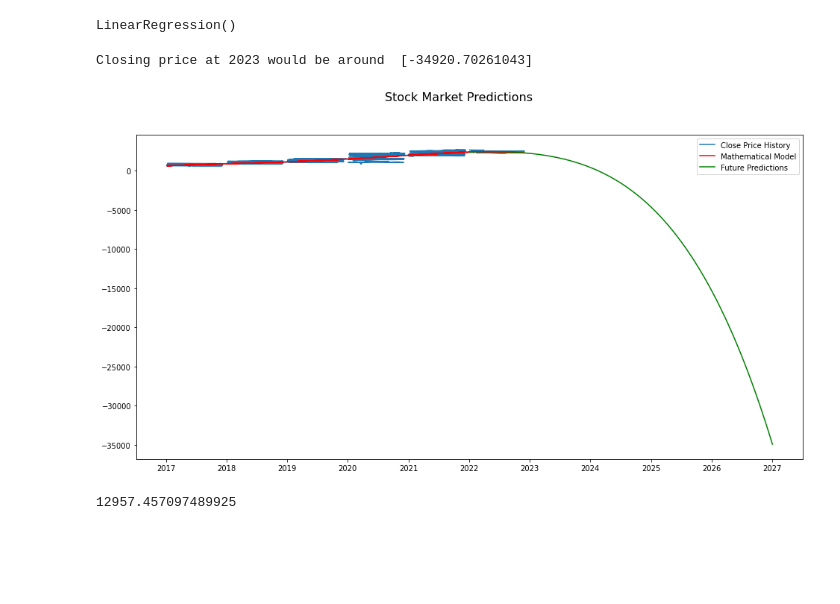
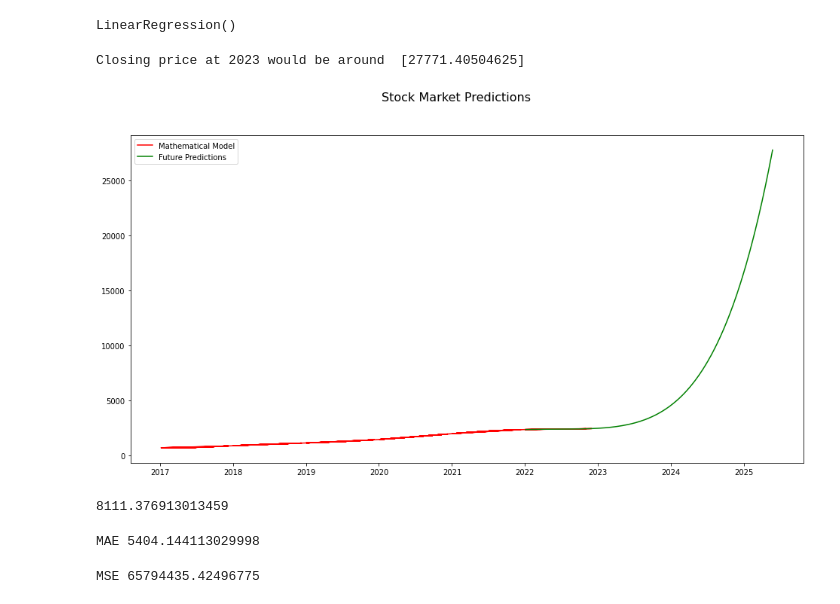
Before and after one commit to zeel2321-lit/Stock_Price_Prediction_, a Jupyter notebook: Stock_price_Prediction_Polynomial_regression.ipynb, the cells around one changed output. Drawn from its saved outputs; the diff is of its cells as text; code cells hidden in the pictures; blank space fills up the shorter version.

```diff
--- a/Stock_price_Prediction_Polynomial_regression.ipynb
+++ b/Stock_price_Prediction_Polynomial_regression.ipynb
@@ -52,7 +52,7 @@ regression_model = LinearRegression()
 #Choose the order of your polynomial. Here the degree is set to 5.
 #hence the mathematical model equation is
 #y = c0 + c1.x**1 + c2.x**2+....+ c5.x**5
-poly = PolynomialFeatures(5)
+poly = PolynomialFeatures(6)
 # %%
 #Convert dimension x in the higher degree polynomial expression
 X_transform = poly.fit_transform(x.reshape(-1, 1))
@@ -68,9 +68,9 @@ y_learned = regression_model.predict(X_transform)
 #Now, add future dates to the date index and pass that index to
 #the regression model for future prediction.
 #As we have converted date index into a range index, hence, here we
-#just need to add 1825 days ( roughly 5 yrs)
+#just need to add 1825 days ( roughly 2 yrs)
 #to the previous index. x[-1] gives the last value of the series.
-newindex = np.asarray(pd.RangeIndex(start=x[-1], stop=x[-1] + 1825))
+newindex = np.asarray(pd.RangeIndex(start=x[-1], stop=x[-1] + 1237))
 # %%
 X_extended_transform = poly.fit_transform(newindex.reshape(-1, 1))
 # %%
@@ -80,7 +80,7 @@ y_predict = regression_model.predict(X_extended_transform)
 #Print the last predicted value
 print ("Closing price at 2023 would be around ", y_predict[-1])
 # %% [output]
-Closing price at 2023 would be around  [-34920.70261043]
+Closing price at 2023 would be around  [27771.40504625]
 # %%
 #Convert the days index back to dates index for plotting the graph
 x = pd.to_datetime(df.index, origin='03-04-2017', unit='D')
@@ -92,22 +92,32 @@ rcParams['figure.figsize'] = 20,10
 # %%
 
 #Plot the actual data
 plt.figure(figsize=(16,8))
-plt.plot(x,df['Close'], label='Close Price History')
+
 plt.plot(x,y_learned, color='r', label='Mathematical Model')
 plt.plot(future_x,y_predict, color='g', label='Future Predictions')
 plt.suptitle('Stock Market Predictions', fontsize=16)
 #Set the title of the graph window
 fig = plt.gcf()
 fig.canvas.set_window_title('Stock Market Predictions')
 #display the legends
 plt.legend()
 #display the graph
 plt.show()
 # %% [output]
-[figure, old version]
+[figure, new version]
 # %%
-rms=np.sqrt(np.mean(np.power((y_predict-y),2)))
+rms=np.sqrt(np.mean(np.power((y_learned-y_predict),2)))
 rms
 # %% [output]
-12957.457097489925
+8111.376913013459
+# %%
+from sklearn.metrics import mean_absolute_error
+print("MAE",mean_absolute_error(y_learned,y_predict))
+# %% [output]
+MAE 5404.144113029998
+# %%
+from sklearn.metrics import mean_squared_error
+print("MSE",mean_squared_error(y_learned,y_predict))
+# %% [output]
+MSE 65794435.42496775
```
